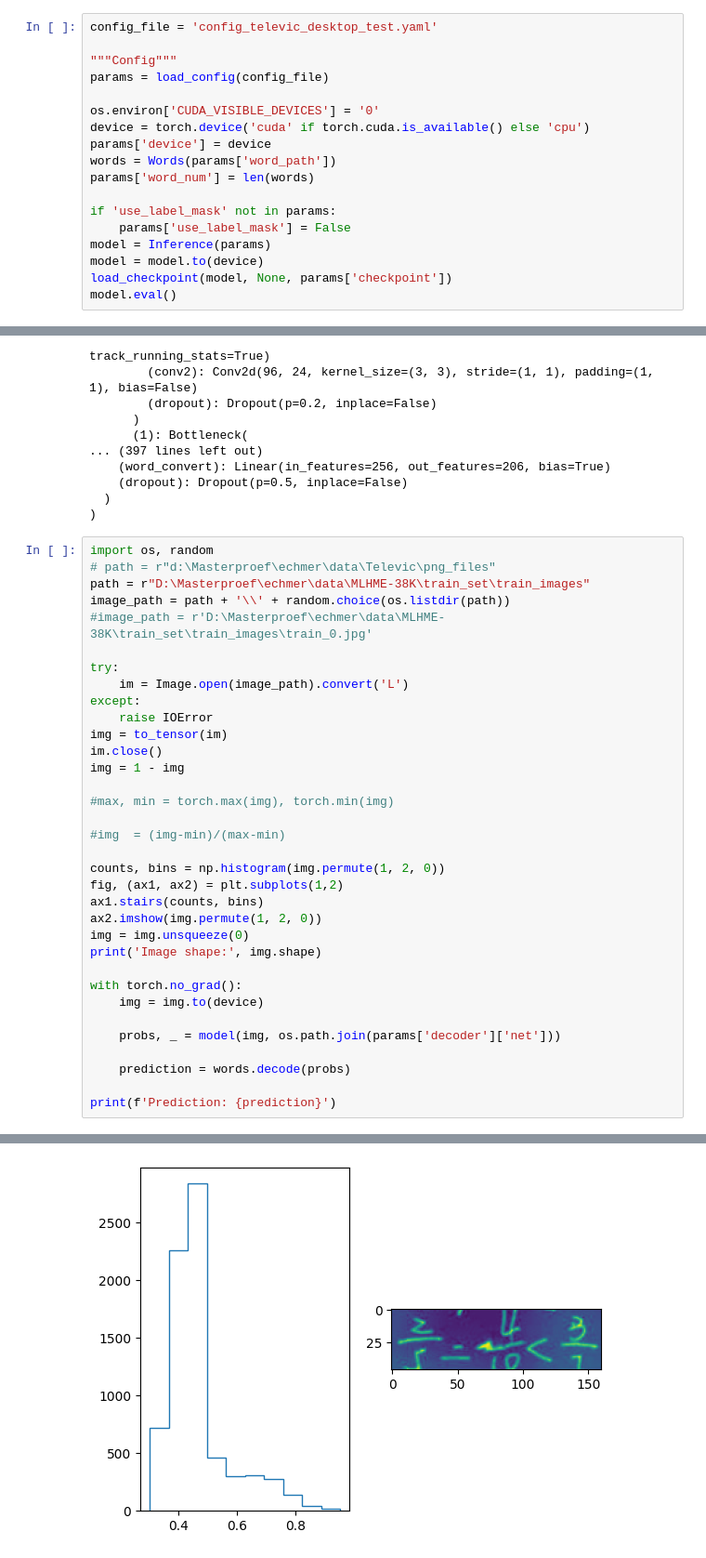
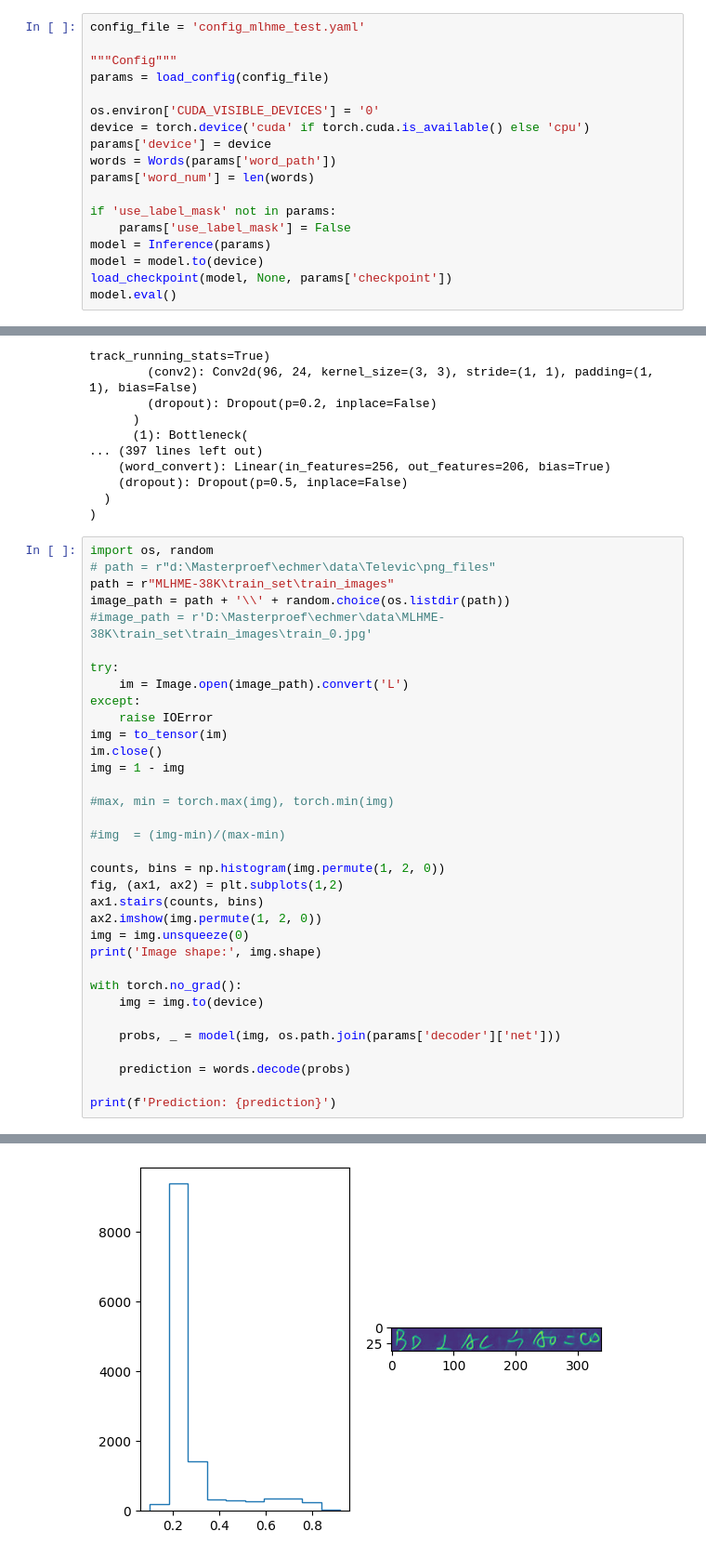
Before and after one commit to Rembie01/CAN, a Jupyter notebook: single_inference.ipynb, the cells around one changed output, grey strips where cells are left out. Shown at 93% size. Drawn from its saved outputs; the diff is of its cells as text.

```diff
--- a/single_inference.ipynb
+++ b/single_inference.ipynb
@@ -11,6 +11,6 @@ from dataset2 import Words
 from torchvision.transforms.functional import to_tensor
 # %%
-config_file = 'config_televic_desktop_test.yaml'
+config_file = 'config_mlhme_test.yaml'
 
 """Config"""
 params = load_config(config_file)
@@ -50,7 +50,7 @@ Inference(
 # %%
 import os, random
 # path = r"d:\Masterproef\echmer\data\Televic\png_files"
-path = r"D:\Masterproef\echmer\data\MLHME-38K\train_set\train_images"
+path = r"MLHME-38K\train_set\train_images"
 image_path = path + '\\' + random.choice(os.listdir(path))
 #image_path = r'D:\Masterproef\echmer\data\MLHME-38K\train_set\train_images\train_0.jpg'
 
@@ -88 +87 @@ Prediction: \frac { 2 } { 5 } = \frac { 4 } { 1 0 } < \frac { 3 } { 7 }
-[figure, old version]
+[figure, new version]
```
Also changed, not shown: parts of 2 cells of this notebook, 14 other files.
